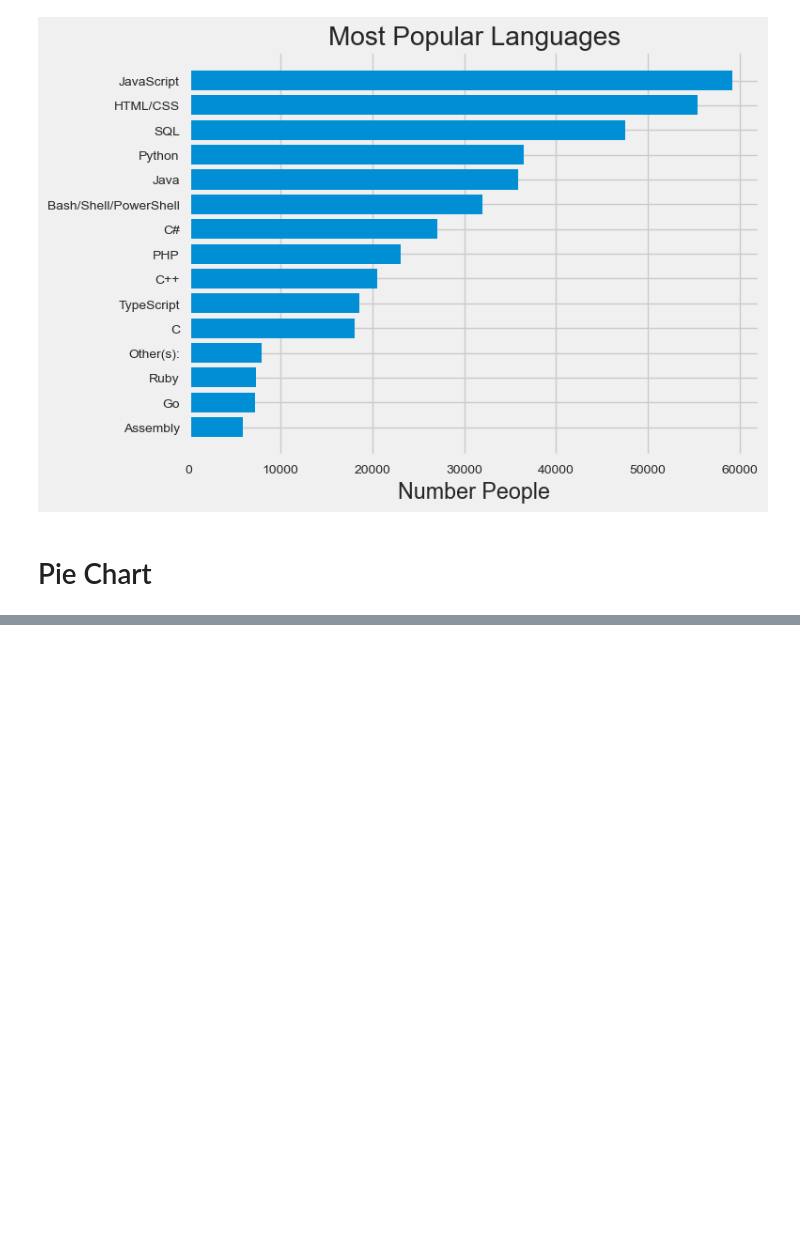
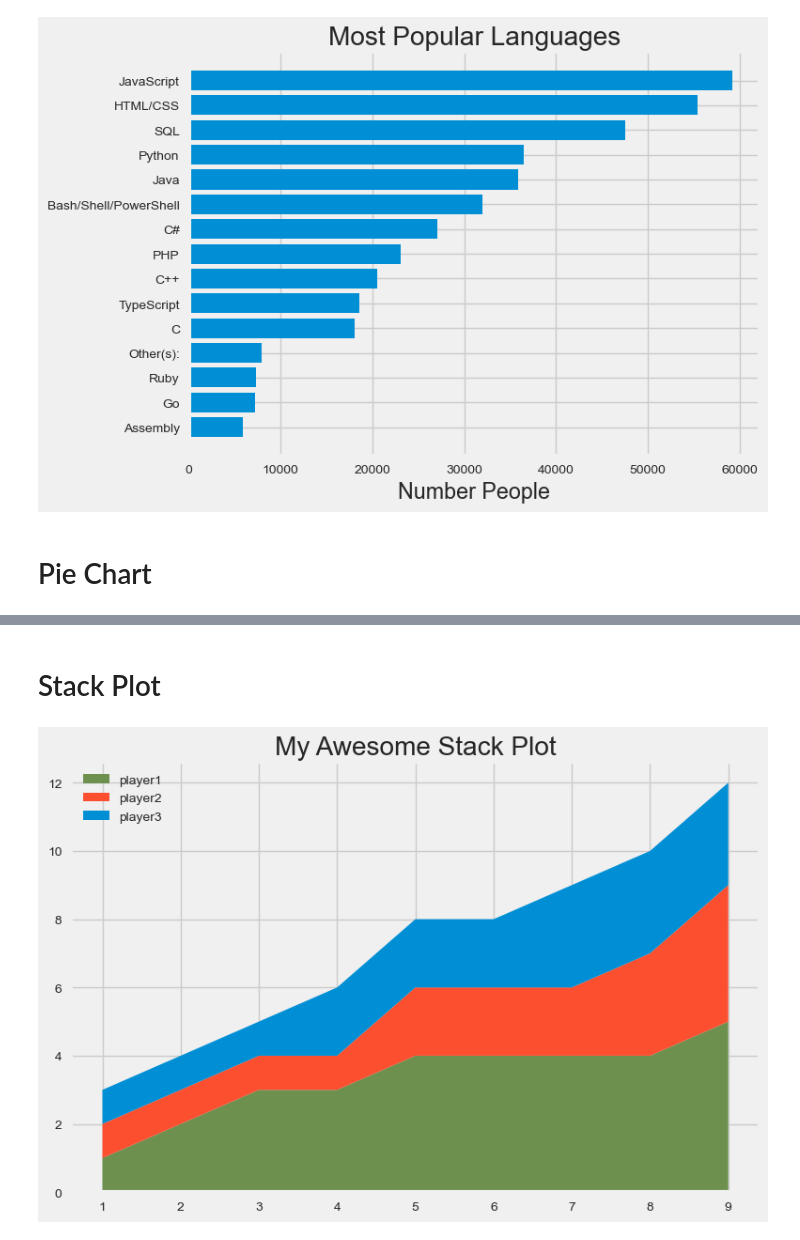
Before and after one commit to ndhineshkumaar/LibPractice, a Jupyter notebook: Matplotlib/mpl_demo.ipynb, the cells around one changed output, grey strips where cells are left out. Cells and saved outputs as stored; diff of their text form; code cells hidden in the pictures; blank space fills up the shorter version.

```diff
--- a/Matplotlib/mpl_demo.ipynb
+++ b/Matplotlib/mpl_demo.ipynb
@@ -132,0 +143,21 @@ plt.show()
+# %% [markdown]
+# Stack Plot
+# %%
+minutes = [1, 2, 3, 4, 5, 6, 7, 8, 9]
+
+player1 = [1, 2, 3, 3, 4, 4, 4, 4, 5]
+player2 = [1, 1, 1, 1, 2, 2, 2, 3, 4]
+player3 = [1, 1, 1, 2, 2, 2, 3, 3, 3]
+
+label=['player1','player2','player3']
+color=['#6d904f','#fc4f30','#008fd5']
+
+plt.stackplot(minutes,player1,player2,player3,labels=label,colors=color)
+
+plt.legend(loc="upper left")
+
+plt.title("My Awesome Stack Plot")
+plt.tight_layout()
+plt.show()
+# %% [output]
+[figure, added]
```
Also changed, not shown: parts of 7 cells of this notebook, 4 other files.
